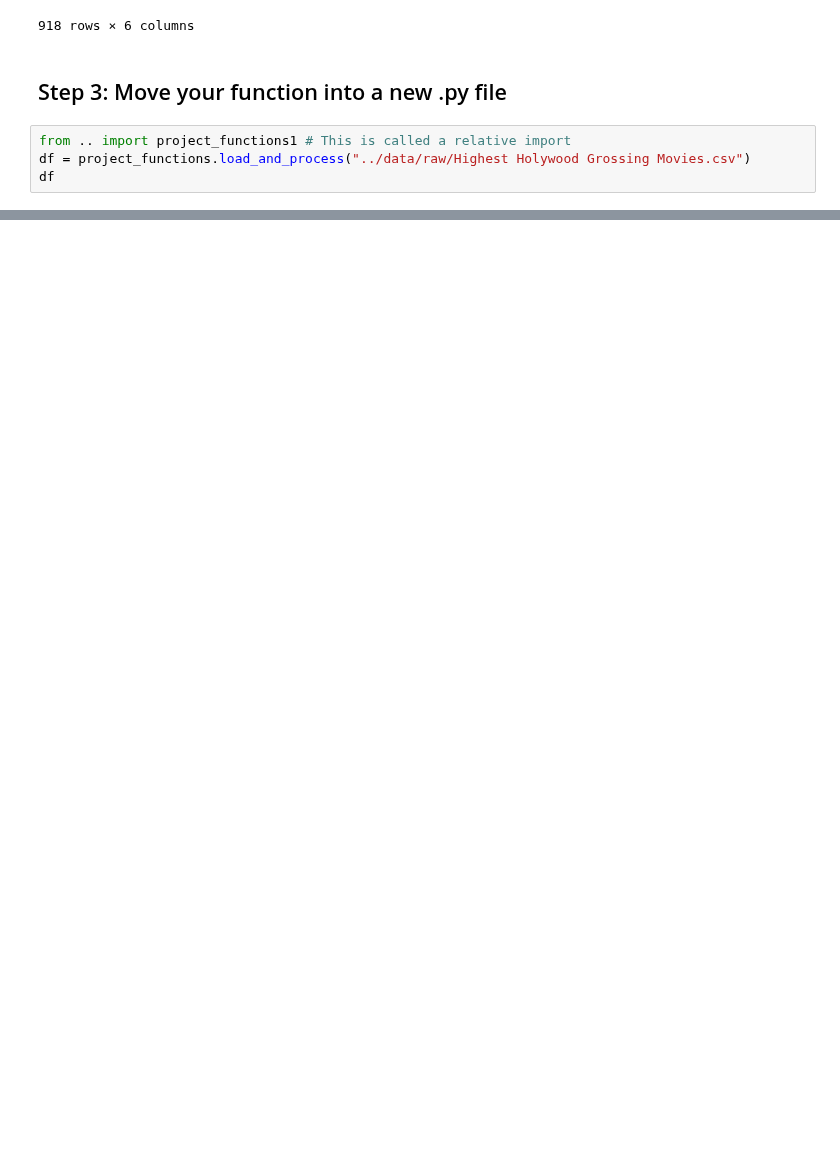
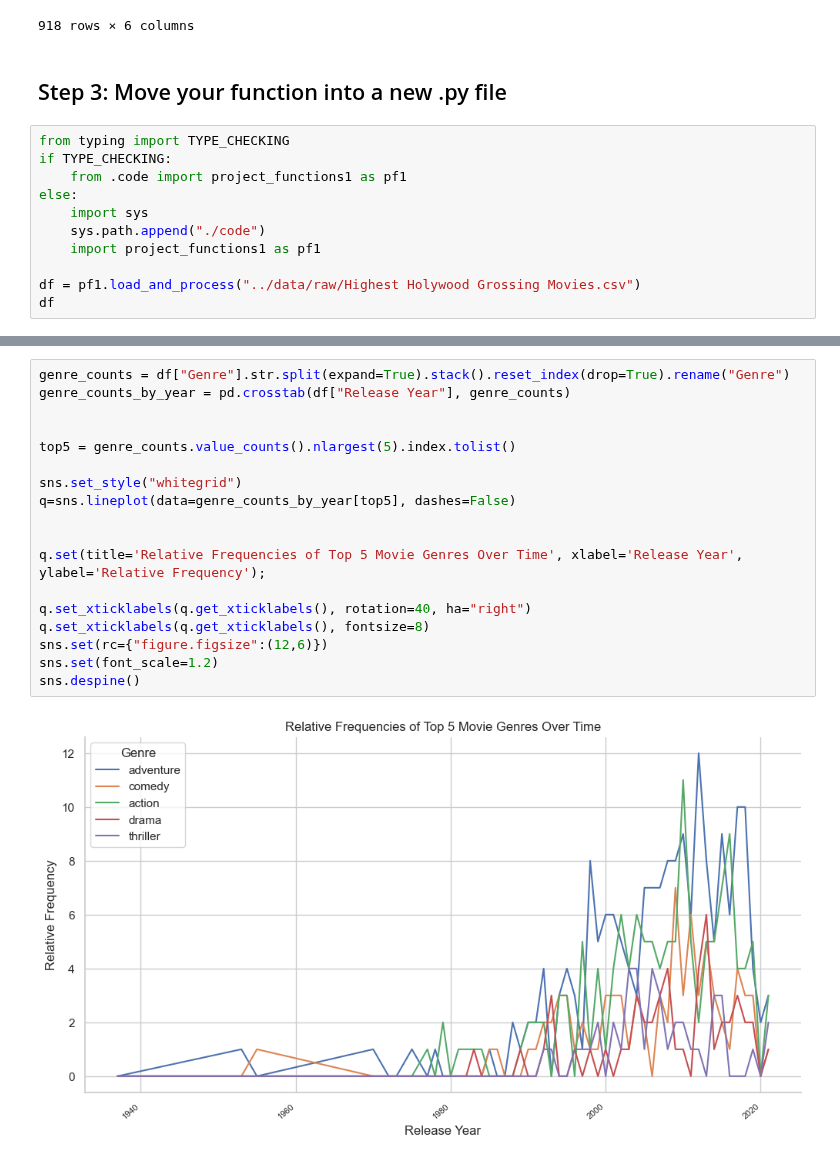
Before and after one commit to ubco-W2022T2-data301/project-group-group52, a Jupyter notebook: analysis/analysis1.ipynb, the cells around one changed output, grey strips where cells are left out. Drawn from its saved outputs; the diff is of its cells as text; blank space fills up the shorter version.

```diff
--- a/analysis/analysis1.ipynb
+++ b/analysis/analysis1.ipynb
@@ -146,7 +147,14 @@ load_and_process("../data/raw/Highest Holywood Grossing Movies.csv")
 # %% [markdown]
 ## Step 3: Move your function into a new .py file
 # %%
-from .. import project_functions1 # This is called a relative import
-df = project_functions.load_and_process("../data/raw/Highest Holywood Grossing Movies.csv")
+from typing import TYPE_CHECKING
+if TYPE_CHECKING:
+    from .code import project_functions1 as pf1
+else:
+    import sys
+    sys.path.append("./code")
+    import project_functions1 as pf1
+
+df = pf1.load_and_process("../data/raw/Highest Holywood Grossing Movies.csv")
 df
 # %% [output]
@@ -153,0 +183,20 @@ ImportError: attempted relative import with no known parent package
+# %%
+genre_counts = df["Genre"].str.split(expand=True).stack().reset_index(drop=True).rename("Genre")
+genre_counts_by_year = pd.crosstab(df["Release Year"], genre_counts)
+
+
+top5 = genre_counts.value_counts().nlargest(5).index.tolist()
+
+sns.set_style("whitegrid")
+q=sns.lineplot(data=genre_counts_by_year[top5], dashes=False)
+
+
+q.set(title='Relative Frequencies of Top 5 Movie Genres Over Time', xlabel='Release Year', ylabel='Relative Frequency');
+
+q.set_xticklabels(q.get_xticklabels(), rotation=40, ha="right")
+q.set_xticklabels(q.get_xticklabels(), fontsize=8)
+sns.set(rc={"figure.figsize":(12,6)})
+sns.set(font_scale=1.2)
+sns.despine()
+# %% [output]
+[figure, added]
```
Also changed, not shown: parts of 13 cells of this notebook.
